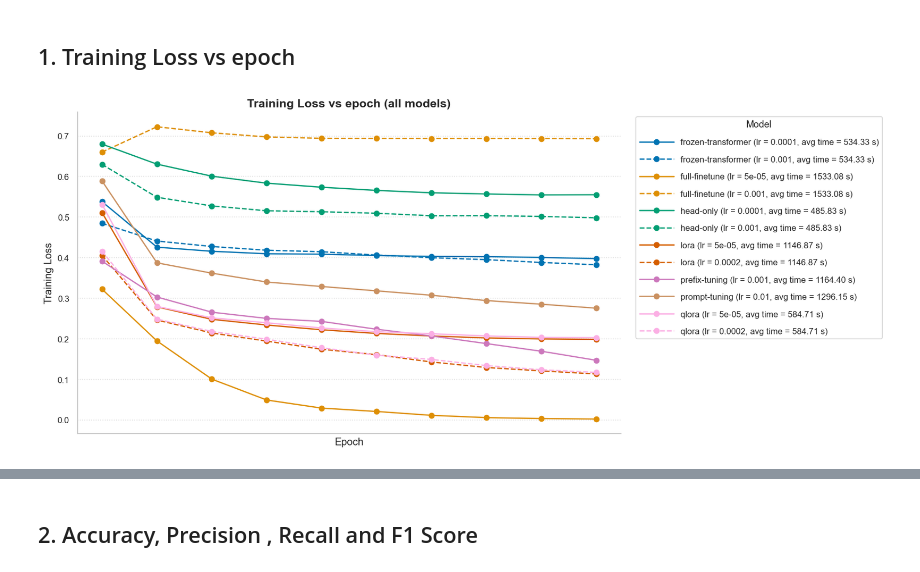
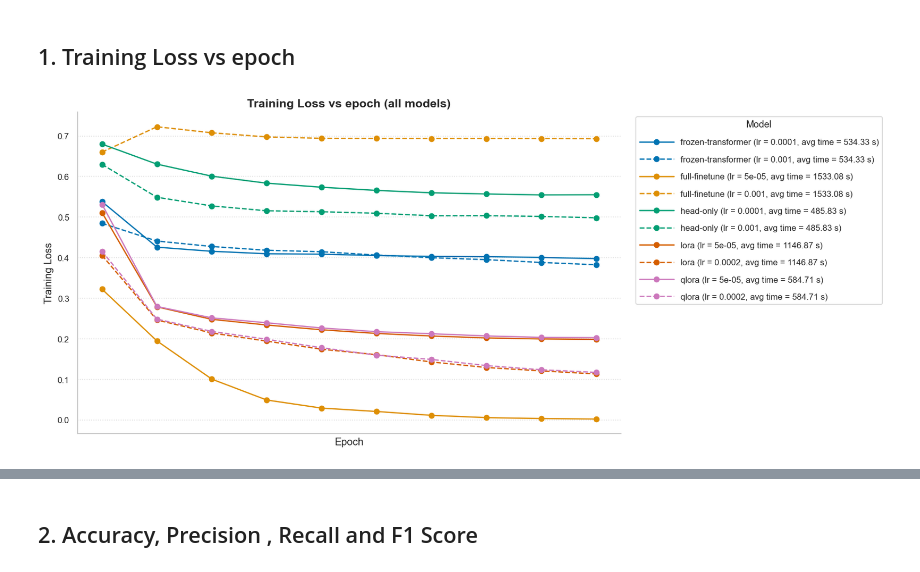
Before and after one commit to joshiji789/bert-imdb-sentiment, a Jupyter notebook: notebooks/02_compare_results.ipynb, the cells around one changed output, grey strips where cells are left out. Drawn from its saved outputs; the diff is of its cells as text; code cells hidden in the pictures.

```diff
--- a/notebooks/02_compare_results.ipynb
+++ b/notebooks/02_compare_results.ipynb
@@ -72,7 +74,13 @@ Loaded 12 runs:
 # %% [markdown]
 ## 1. Training Loss vs epoch
 # %%
-strategies = sorted({run["strategy"] for run in runs.values()})
+MAIN_FAMILY_STRATEGIES = ("pretrained", "head-only", "frozen-transformer", "full-finetune", "lora", "qlora")
+main_runs = {
+    run_name: run for run_name, run in runs.items()
+    if run["strategy"] in MAIN_FAMILY_STRATEGIES
+}
+
+strategies = sorted({run["strategy"] for run in main_runs.values()})
 linestyles = ["-", "--", "-.", ":"]
 palette = dict(zip(strategies, sns.color_palette("colorblind", n_colors = len(strategies))))
 
@@ -80,7 +88,7 @@ palette = dict(zip(strategies, sns.color_palette("colorblind", n_colors = len(st
 avg_seconds = {
     strategy: np.mean([
         epoch["seconds"]
-        for run in runs.values()
+        for run in main_runs.values()
         if run["strategy"] == strategy
         for epoch in run["train_history"]
     ])
@@ -92,35 +100,35 @@ fig, ax = plt.subplots(figsize = (14,6))
 for strategy in strategies:
     # lowest learning rate get a solid line!
     strategy_runs = sorted(
-        (run for run in runs.values() if run["strategy"] == strategy),
+        (run for run in main_runs.values() if run["strategy"] == strategy),
          key = lambda run: run["learning_rate"]
     )
     for run, linestyle in zip(strategy_runs, linestyles):
         history = pd.DataFrame(run["train_history"])
         ax.plot(
             history["epoch"], history["loss"],
             linestyle = linestyle, color = palette[strategy], marker = "o",
             linewidth = 1.5, markersize = 6,
             label=(
                 f"{strategy} (lr = {run['learning_rate']:g}, "
                 f"avg time = {avg_seconds[strategy]:.2f} s)"
             )
         )
 ax.set_xlabel("Epoch", fontsize = 12)
 ax.set_ylabel("Training Loss", fontsize = 12)
 ax.tick_params(axis = "both", labelsize = 10)
 ax.set_xticks(range(1,1))
 ax.set_title("Training Loss vs epoch (all models)")
 
 ax.grid(True, color = "lightgray", linestyle = ":", alpha = 0.8)
 
 ax.legend(
     title = "Model", bbox_to_anchor=(1.02,1), loc = "upper left", frameon = True,
     handlelength = 4.0, labelspacing = 1.1
 )
 sns.despine(ax = ax)
 fig.tight_layout()
 save_fig(fig, "loss_vs_epoch")
 plt.show()
 # %% [output]
-[figure, old version]
+[figure, new version]
```
Also changed, not shown: parts of 5 cells of this notebook, 7 other files.
